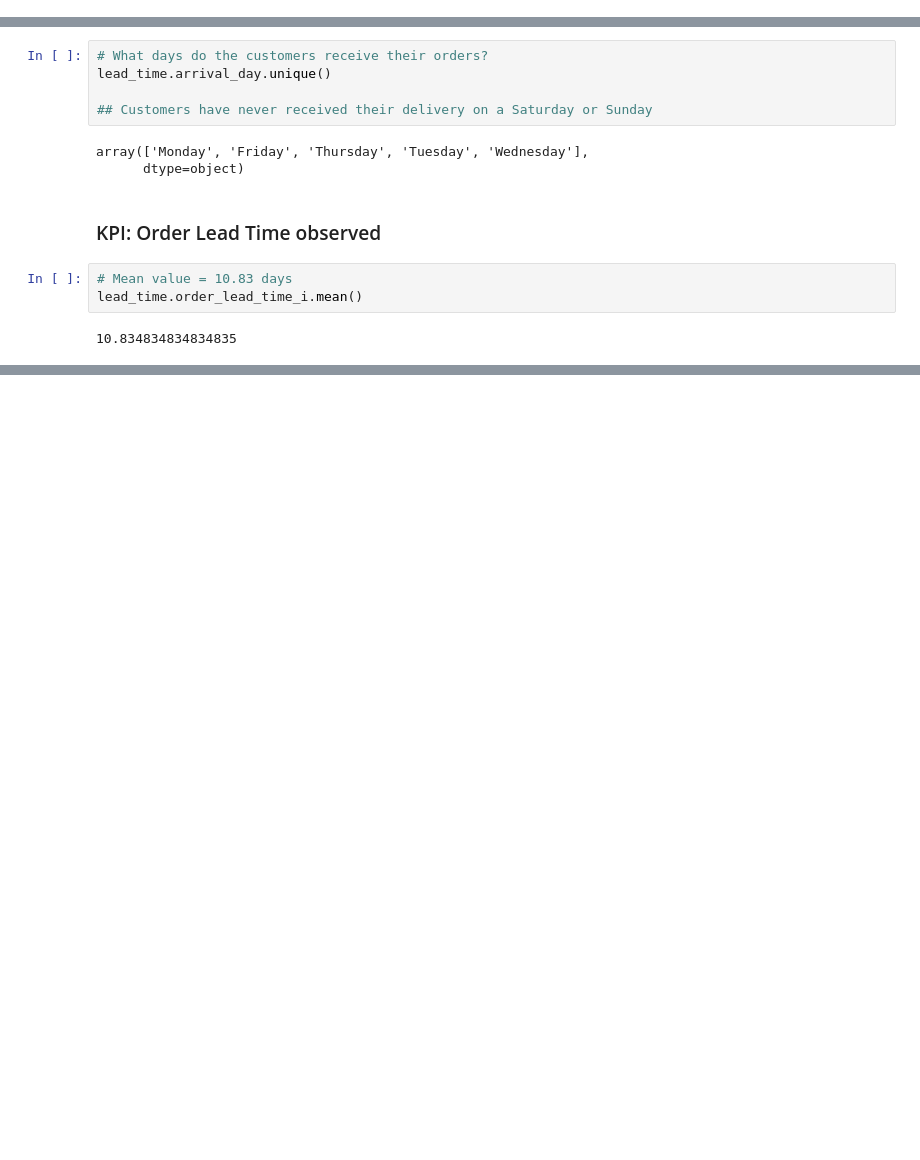
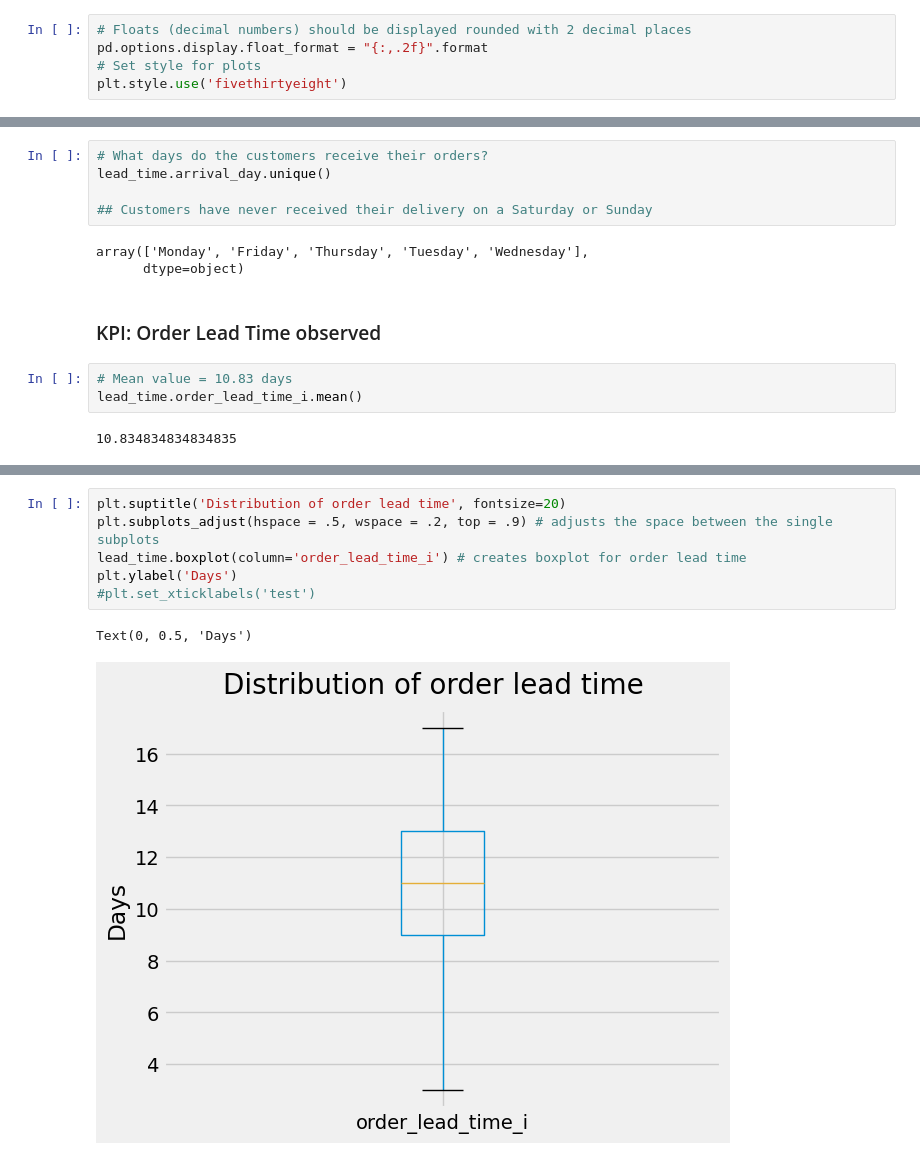
Before and after one commit to GioGonzalez07/EDA_project, a Jupyter notebook: order_lead_time.ipynb, the cells around one changed output, grey strips where cells are left out. Cells and saved outputs as stored; diff of their text form; blank space fills up the shorter version.

Commit message:
added box chart for order_lead_time

```diff
--- a/order_lead_time.ipynb
+++ b/order_lead_time.ipynb
@@ -6,3 +8,8 @@ import pandas as pd
+# %%
+# Floats (decimal numbers) should be displayed rounded with 2 decimal places
+pd.options.display.float_format = "{:,.2f}".format
+# Set style for plots
+plt.style.use('fivethirtyeight')
 # %%
 # getting dataframes
 
@@ -125,0 +144,9 @@ Name: order_lead_time_i, dtype: int64
+# %%
+plt.suptitle('Distribution of order lead time', fontsize=20)
+plt.subplots_adjust(hspace = .5, wspace = .2, top = .9) # adjusts the space between the single subplots
+lead_time.boxplot(column='order_lead_time_i') # creates boxplot for order lead time
+plt.ylabel('Days')
+#plt.set_xticklabels('test')
+# %% [output]
+Text(0, 0.5, 'Days')
+[figure, added]
```
Also changed, not shown: parts of 7 cells of this notebook.
